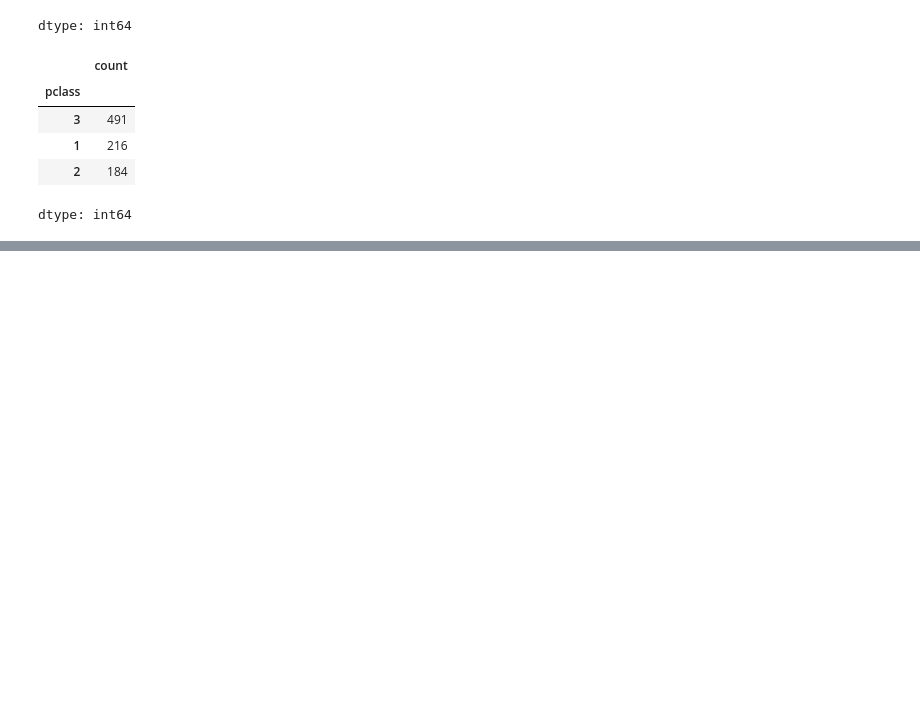
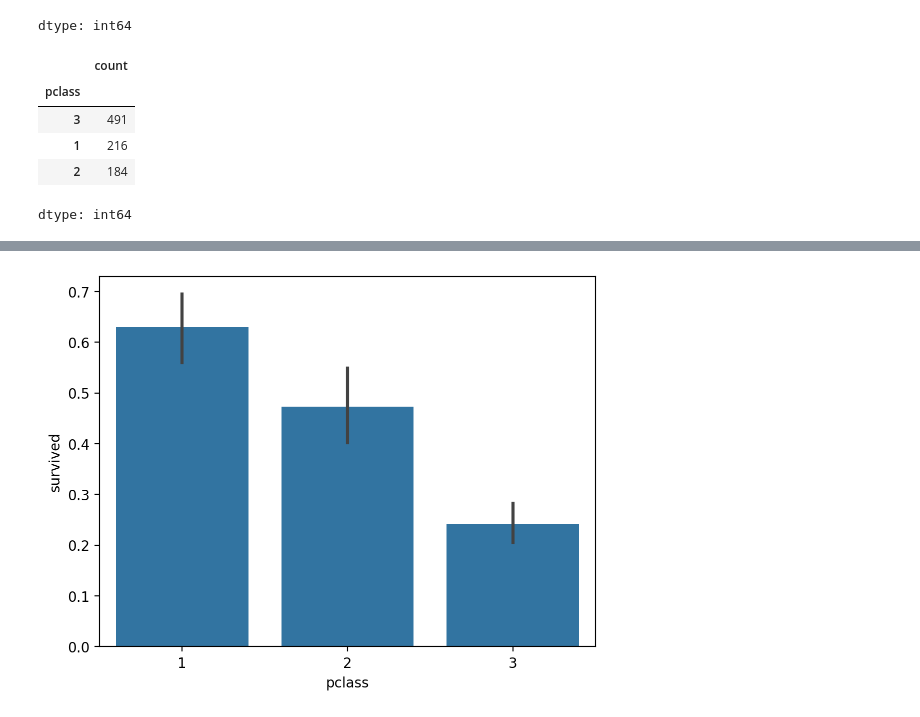
Before and after one commit to kimdfarm/2025-1-myclass-BDA, a Jupyter notebook: inclass/04w_B_tue_0326_dataframe_basic.ipynb, the cells around one changed output, grey strips where cells are left out. Saved outputs shown, nothing was run; the diff lists cells and outputs as text; code cells hidden in the pictures; blank space fills up the shorter version.

```diff
--- a/inclass/04w_B_tue_0326_dataframe_basic.ipynb
+++ b/inclass/04w_B_tue_0326_dataframe_basic.ipynb
@@ -493,0 +558,4 @@ dtype: int64
+# %%
+sns.barplot(data=tta, x="pclass", y="survived");
+# %% [output]
+[figure, added]
```
Also changed, not shown: parts of 44 cells of this notebook.
